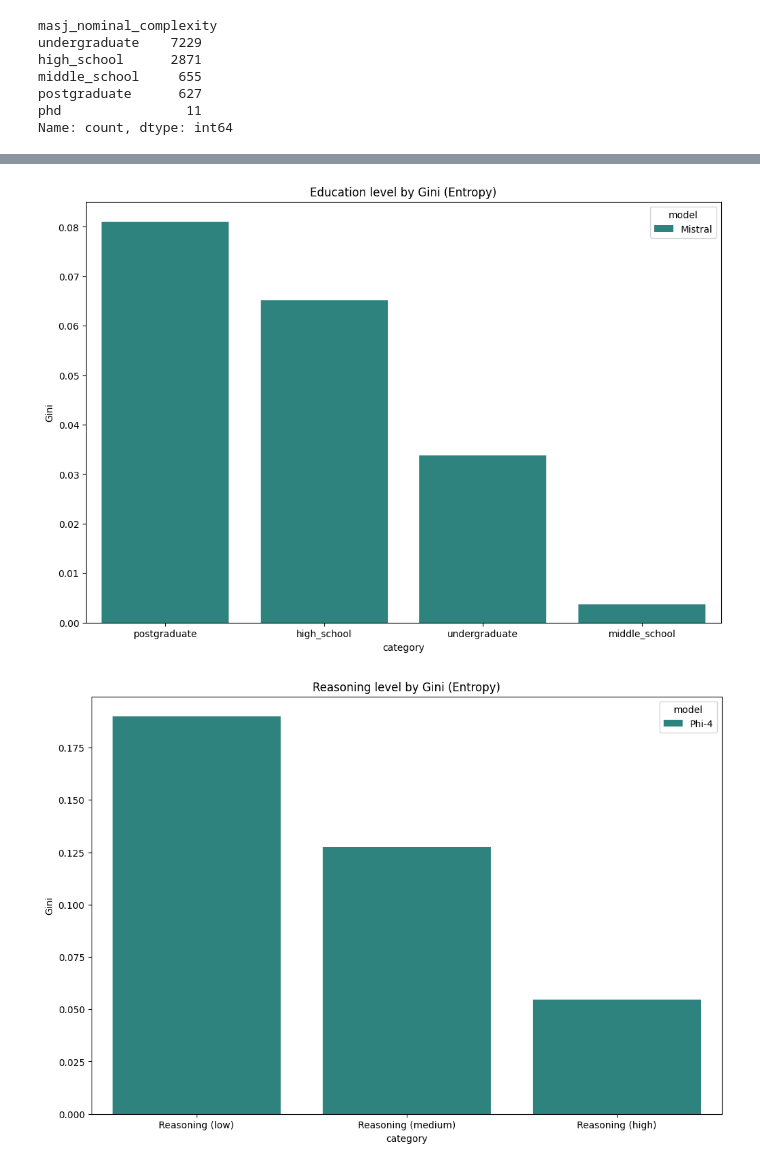
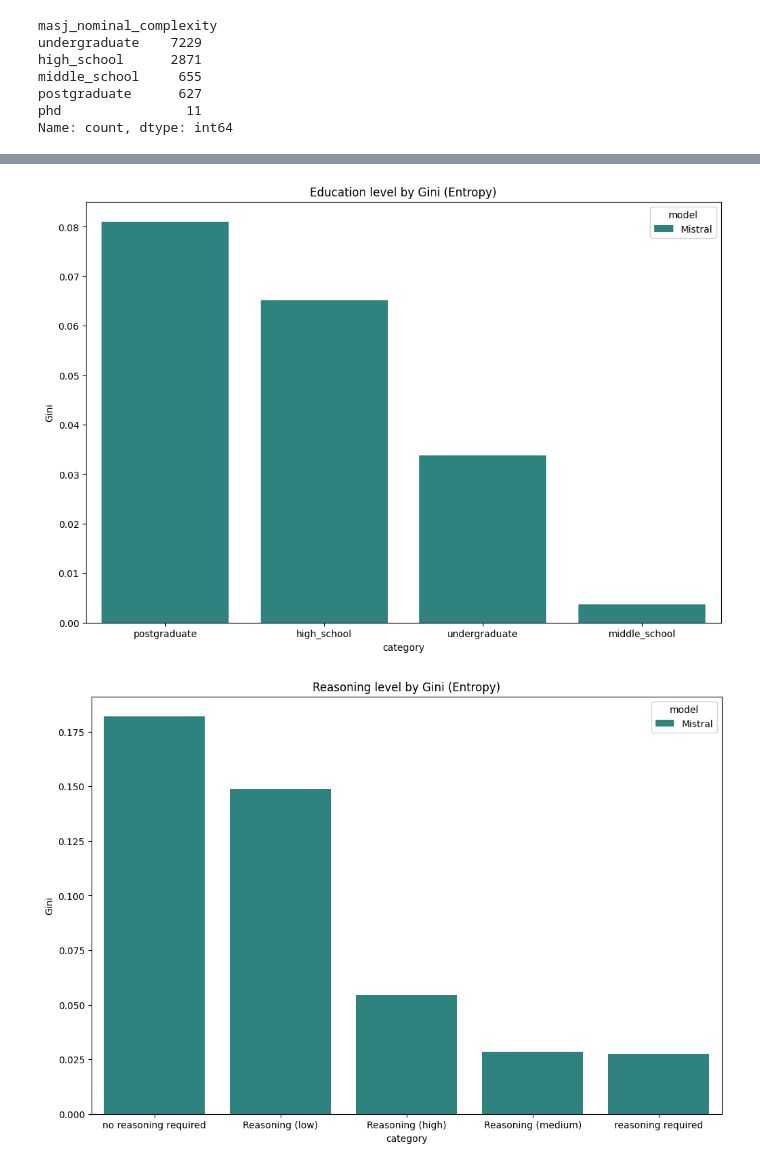
Before and after one commit to LabARSS/question-complextiy-estimation, a Jupyter notebook: notebooks/roc_auc.ipynb, the cells around one changed output, grey strips where cells are left out. Drawn from its saved outputs; the diff is of its cells as text; code cells hidden in the pictures.

Commit message:
Fix rocauc for reasoning

```diff
--- a/notebooks/roc_auc.ipynb
+++ b/notebooks/roc_auc.ipynb
@@ -375,6 +375,28 @@ def evaluate_question_model(df, model_name, target_col, score_col):
             }
         )
 
+    # По ризонингу (да/нет)
+    for requires_reasoning in df["masj_requires_reasoning"].unique():
+        df_cat = df[df["masj_requires_reasoning"] == requires_reasoning]
+        if len(df_cat) < 10:  # Пропустить категории с <10 примерами
+            continue
+
+        metrics = calculate_metrics(df_cat[target_col], df_cat[score_col])
+
+        results.append(
+            {
+                "category": "reasoning required" if requires_reasoning == "yes" else "no reasoning required",
+                "roc_auc": metrics["roc_auc"],
+                "pr_auc": metrics["pr_auc"],
+                "gini": metrics["gini"],
+                "num_samples": len(df_cat),
+                "correct": df_cat[target_col].sum(),
+                "incorrect": len(df_cat) - df_cat[target_col].sum(),
+                "model": model_name,
+                "metric": score_col,
+            }
+        )
+
     # По ризонингу (с уровнями сложности)
     for reasoning_steps in df["masj_num_reasoning_steps"].unique():
         df_cat = df[df["masj_num_reasoning_steps"] == reasoning_steps]
@@ -511,10 +537,10 @@ plot_reasoning(category_phi, "entropy_value_phi3", "Entropy")
 # %%
 category_mistral = evaluate_question_model(
     mmlu_df, "Mistral", "entropy_ans_correct_mistral", "entropy_value_mistral"
 ).sort_values(by="gini", ascending=False)
 
 plot_top_categories(category_mistral, "entropy_value_mistral", "Entropy")
-plot_reasoning(category_phi, "entropy_value_phi3", "Entropy")
+plot_reasoning(category_mistral, "entropy_value_mistral", "Entropy")
 # %% [output]
 [figure]
-[figure, old version]
+[figure, new version]
```
Also changed, not shown: parts of 3 cells of this notebook.
